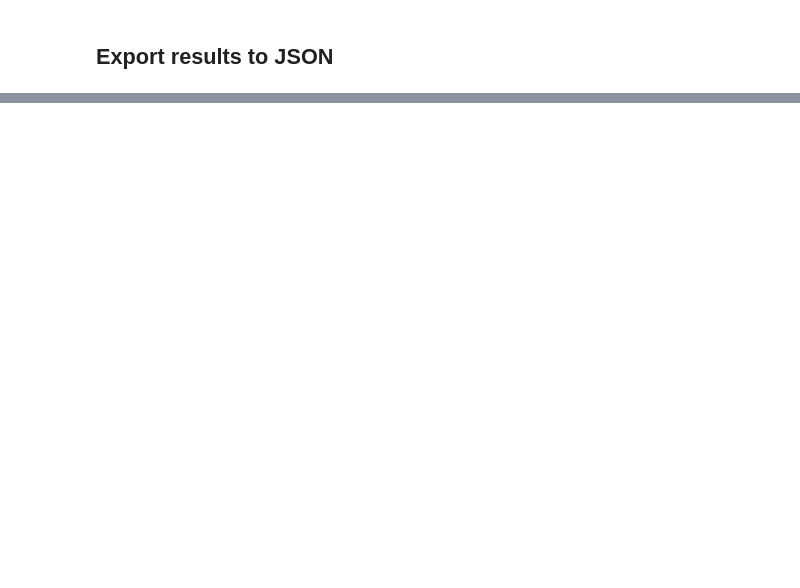
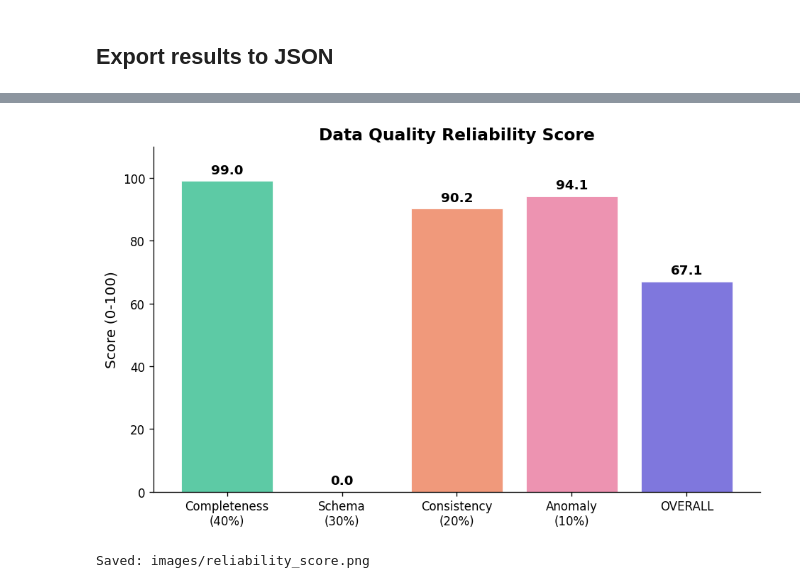
Before and after one commit to chiaraadesio-hue/Data-Quality-Agents-819591, a Jupyter notebook: main.ipynb, the cells around one changed output, grey strips where cells are left out. Saved outputs shown, nothing was run; the diff lists cells and outputs as text; code cells hidden in the pictures; blank space fills up the shorter version.

Commit message:
Add files via upload
Add anomaly + remediation agents, reliability score, visualizations

```diff
--- a/main.ipynb
+++ b/main.ipynb
@@ -527,17 +542,0 @@ These agents will be implemented in the next iteration. For now they pass throug
-# %%
-def node_anomaly_agent(state):
-    """Anomaly Detection Agent - placeholder."""
-    print("\n" + "=" * 60)
-    print("ANOMALY DETECTION AGENT (placeholder)")
-    print("=" * 60)
-    print("  Not yet implemented.")
-    return {'anomaly_results': {}}
-
-
-def node_remediation_agent(state):
-    """Remediation Agent - placeholder."""
-    print("\n" + "=" * 60)
-    print("REMEDIATION AGENT (placeholder)")
-    print("=" * 60)
-    print("  Not yet implemented.")
-    return {'remediation_results': {}, 'reliability_score': 0.0}
@@ -677,0 +1053,38 @@ print(f"Report saved to {output_path}")
+# %%
+import matplotlib.pyplot as plt
+import matplotlib
+matplotlib.rcParams['figure.dpi'] = 120
+os.makedirs('images', exist_ok=True)
+
+# Extract scores from final state
+rem = final_state.get('remediation_results', {})
+scores = rem.get('reliability_scores', {})
+
+if scores:
+    # --- Chart 1: Reliability Score Breakdown ---
+    fig, ax = plt.subplots(figsize=(8, 5))
+    categories = ['Completeness\n(40%)', 'Schema\n(30%)', 'Consistency\n(20%)',
+                  'Anomaly\n(10%)', 'OVERALL']
+    values = [scores['completeness'], scores['schema'],
+              scores['consistency'], scores['anomaly'], scores['overall']]
+    colors = ['#5DCAA5', '#85B7EB', '#F0997B', '#ED93B1', '#7F77DD']
+
+    bars = ax.bar(categories, values, color=colors, edgecolor='white', linewidth=0.5)
+    for bar, val in zip(bars, values):
+        ax.text(bar.get_x() + bar.get_width() / 2, bar.get_height() + 1.5,
+                f'{val:.1f}', ha='center', va='bottom', fontsize=11, fontweight='bold')
+
+    ax.set_ylim(0, 110)
+    ax.set_ylabel('Score (0-100)', fontsize=12)
+    ax.set_title('Data Quality Reliability Score', fontsize=14, fontweight='bold')
+    ax.spines['top'].set_visible(False)
+    ax.spines['right'].set_visible(False)
+    plt.tight_layout()
+    plt.savefig('images/reliability_score.png', bbox_inches='tight')
+    plt.show()
+    print('Saved: images/reliability_score.png')
+else:
+    print('No reliability scores available. Run the pipeline first.')
+# %% [output]
+[figure, added]
+Saved: images/reliability_score.png
```
Also changed, not shown: parts of 11 cells of this notebook.
